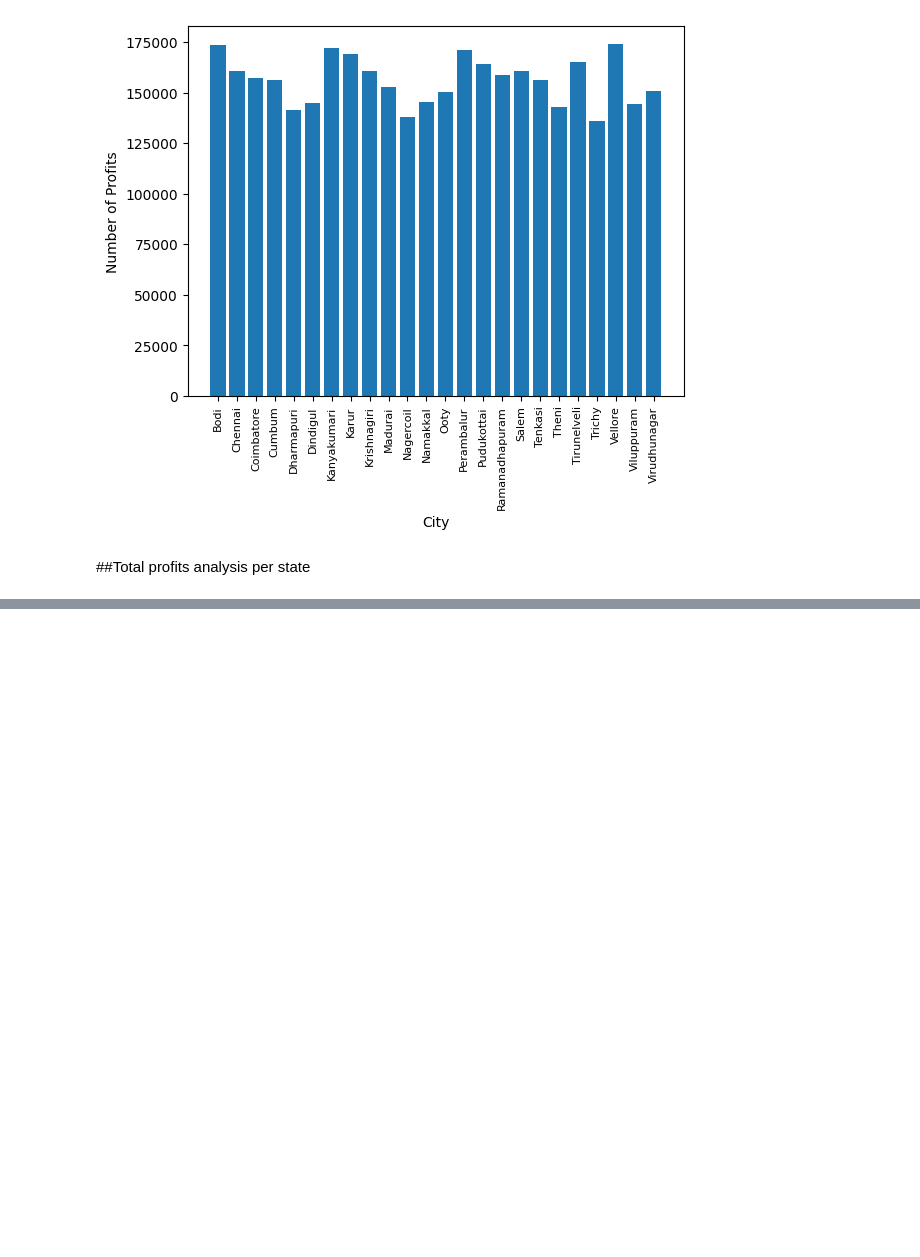
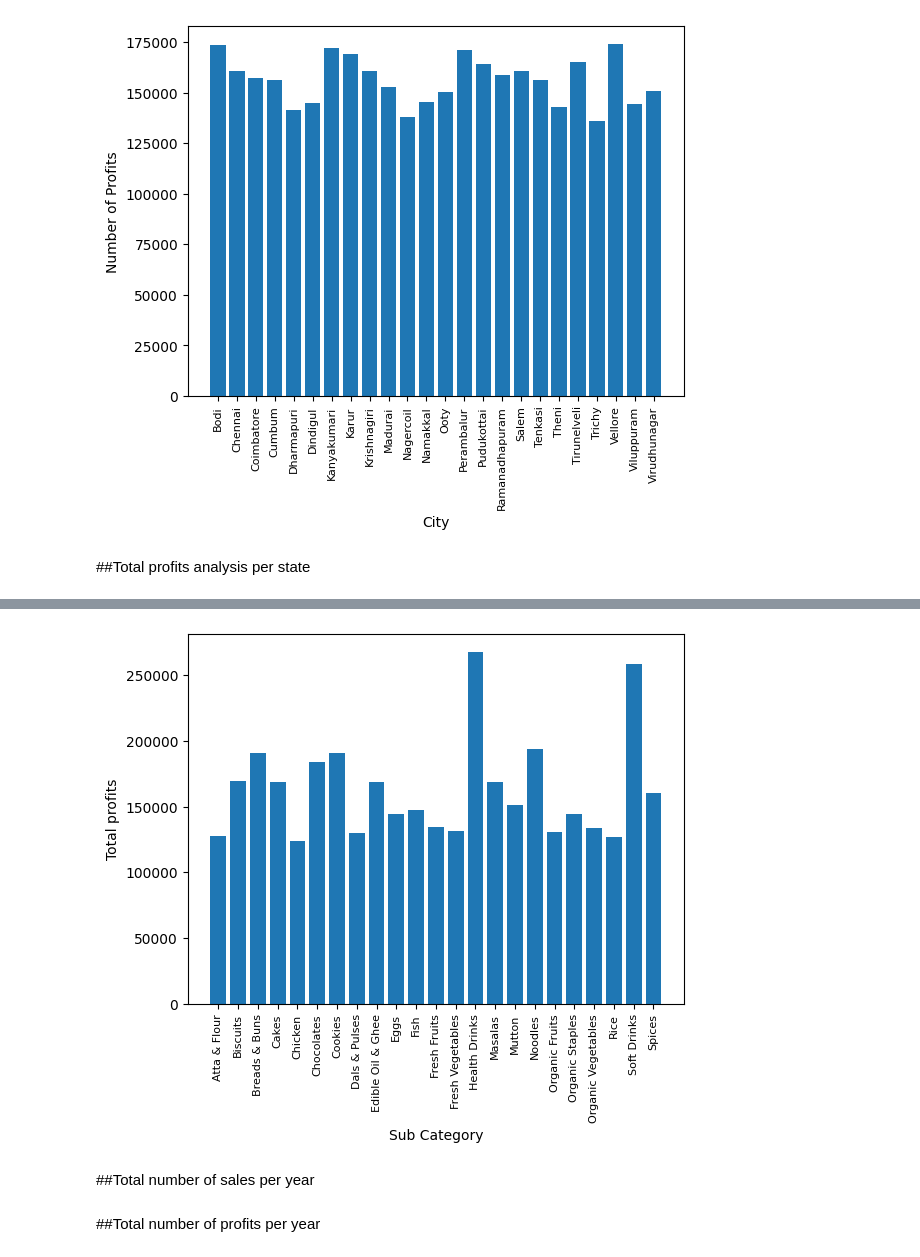
Before and after one commit to wandieinnocents/sales_analysis_pyhon_thesis_v3, a Jupyter notebook: v3_A_MULTIMODAL_ML_FRAMEWORK_FOR_BUSINESS_PERFORMANCE_ANALYSIS_Research_progress_v3.ipynb, the cells around one changed output, grey strips where cells are left out. Saved outputs shown, nothing was run; the diff lists cells and outputs as text; code cells hidden in the pictures; blank space fills up the shorter version.

```diff
--- a/v3_A_MULTIMODAL_ML_FRAMEWORK_FOR_BUSINESS_PERFORMANCE_ANALYSIS_Research_progress_v3.ipynb
+++ b/v3_A_MULTIMODAL_ML_FRAMEWORK_FOR_BUSINESS_PERFORMANCE_ANALYSIS_Research_progress_v3.ipynb
@@ -386,0 +447,7 @@ plt.show()
+# %%
+
+
+# profit analysis by Sub category
+sub_category_filter = df.groupby('Sub Category')
+sub_category_filter_profits = sub_category_filter.sum()['Profit']
+sub_category_filter_profits
@@ -386,0 +472,16 @@ plt.show()
+# %%
+# profit analysis by product subcategory
+
+sub_category_filter_profits_analysis = [product for product, df in sub_category_filter]
+
+# bar plot
+plt.bar(sub_category_filter_profits_analysis, sub_category_filter_profits)
+plt.ylabel('Total profits')
+plt.xlabel('Sub Category')
+plt.xticks(sub_category_filter_profits_analysis, rotation='vertical', size=8)
+# bar width
+plt.show()
+# %% [output]
+[figure, added]
+# %% [markdown]
+##Total  number of sales per year
@@ -386,0 +490,2 @@ plt.show()
+# %% [markdown]
+##Total  number of profits per year
```
Also changed, not shown: parts of 12 cells of this notebook.
